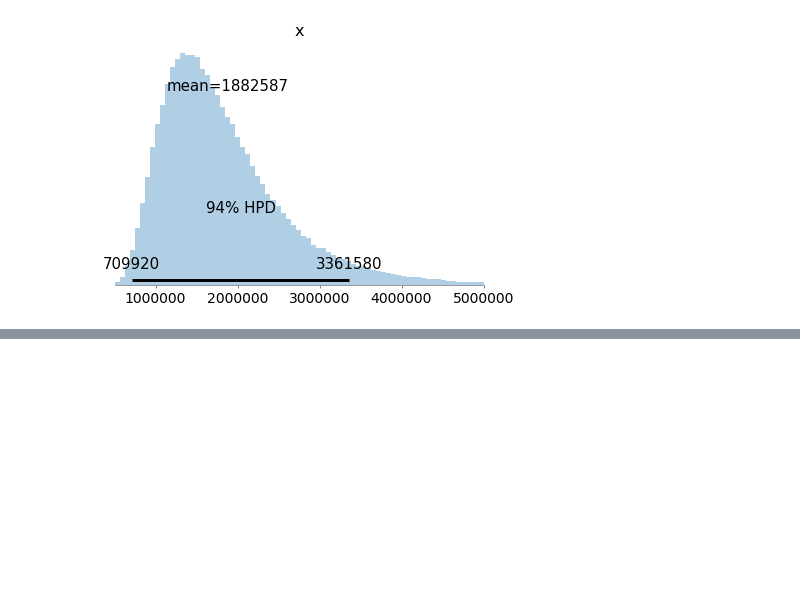
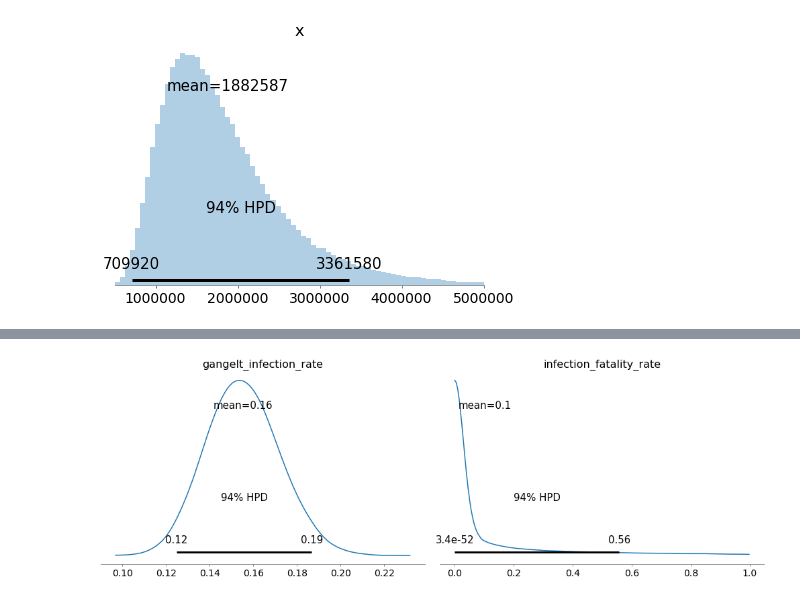
Before and after one commit to matthias-k/analysis-heinsberg-study, a Jupyter notebook: Heinsberg-Study-Model1-Germany-as-NegBinomial.ipynb, the cells around one changed output, grey strips where cells are left out. Cells and saved outputs as stored; diff of their text form; code cells hidden in the pictures; blank space fills up the shorter version.

```diff
--- a/Heinsberg-Study-Model1-Germany-as-NegBinomial.ipynb
+++ b/Heinsberg-Study-Model1-Germany-as-NegBinomial.ipynb
@@ -134,0 +145,16 @@ plt.xlim(5e5, 5e6)
+# %%
+with pm.Model() as model_1:
+    # the infection rate is given as 0.1553 [0.1231, 0.1896].
+    gangelt_infection_rate = pm.Beta(**beta_params(mean=0.1553, var=((0.1896-0.1231)/4)**2), name='gangelt_infection_rate')
+
+    total_population = 12597
+    gangelt_infected = pm.Binomial(n=total_population, p=gangelt_infection_rate, name='gangelt_infected')
+
+    infection_fatality_rate = pm.Beta(**beta_params(mean=0.1, var=0.2**2), name='infection_fatality_rate')
+    gangelt_fatalities = pm.Binomial(n=gangelt_infected, p=infection_fatality_rate, name='gangelt_fatalities=7', observed=7)
+
+with model_1:
+    prior_1 = pm.sample_prior_predictive(samples=50000)
+
+with model_1:
+    posterior_1 = pm.sample(draws=100000)
@@ -134,0 +169,7 @@ plt.xlim(5e5, 5e6)
+# %%
+arviz.plot_posterior(prior_1, var_names=[
+    'gangelt_infection_rate',
+    'infection_fatality_rate',
+]);
+# %% [output]
+[figure, added]
```
Also changed, not shown: parts of 13 cells of this notebook, 1 other file.
